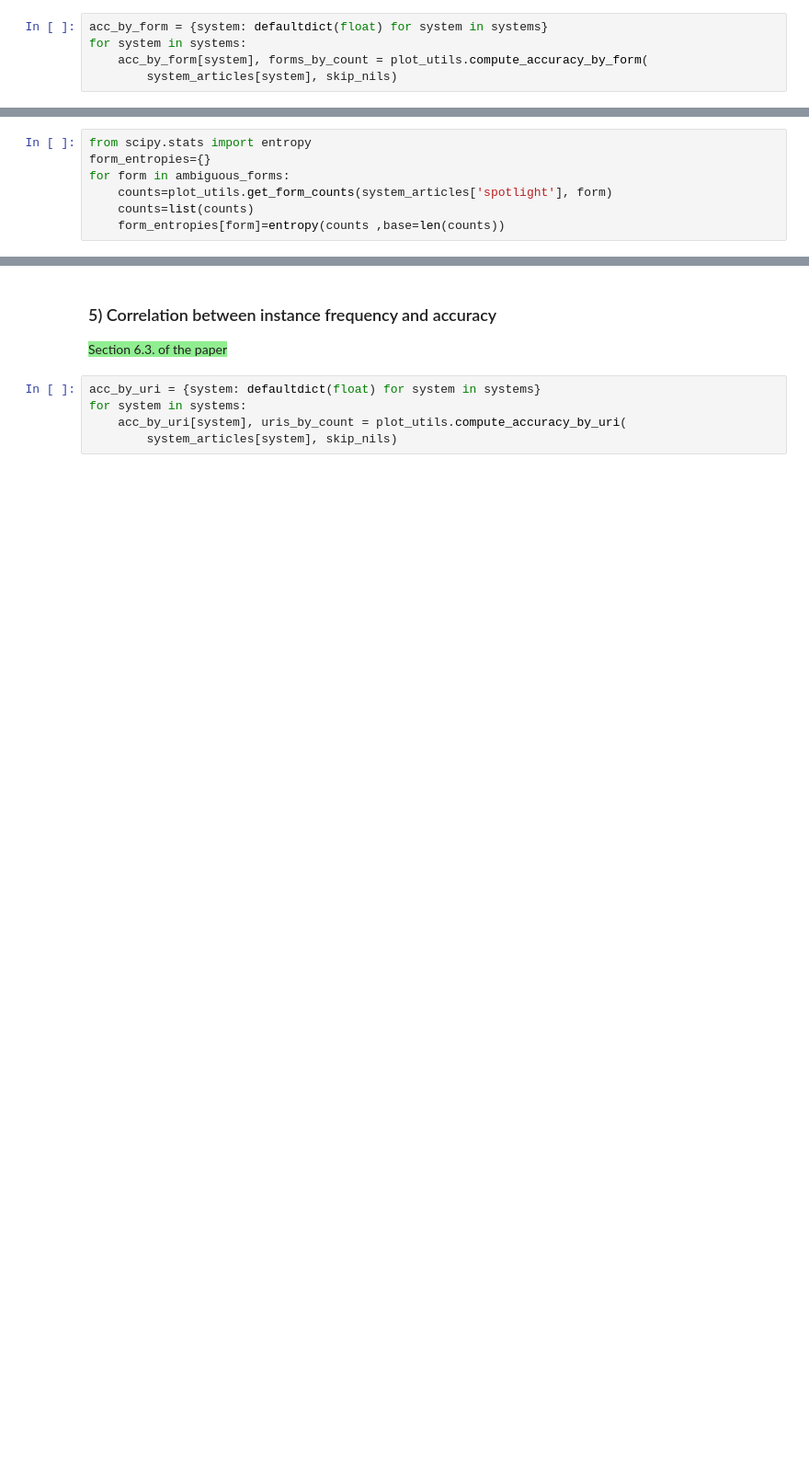
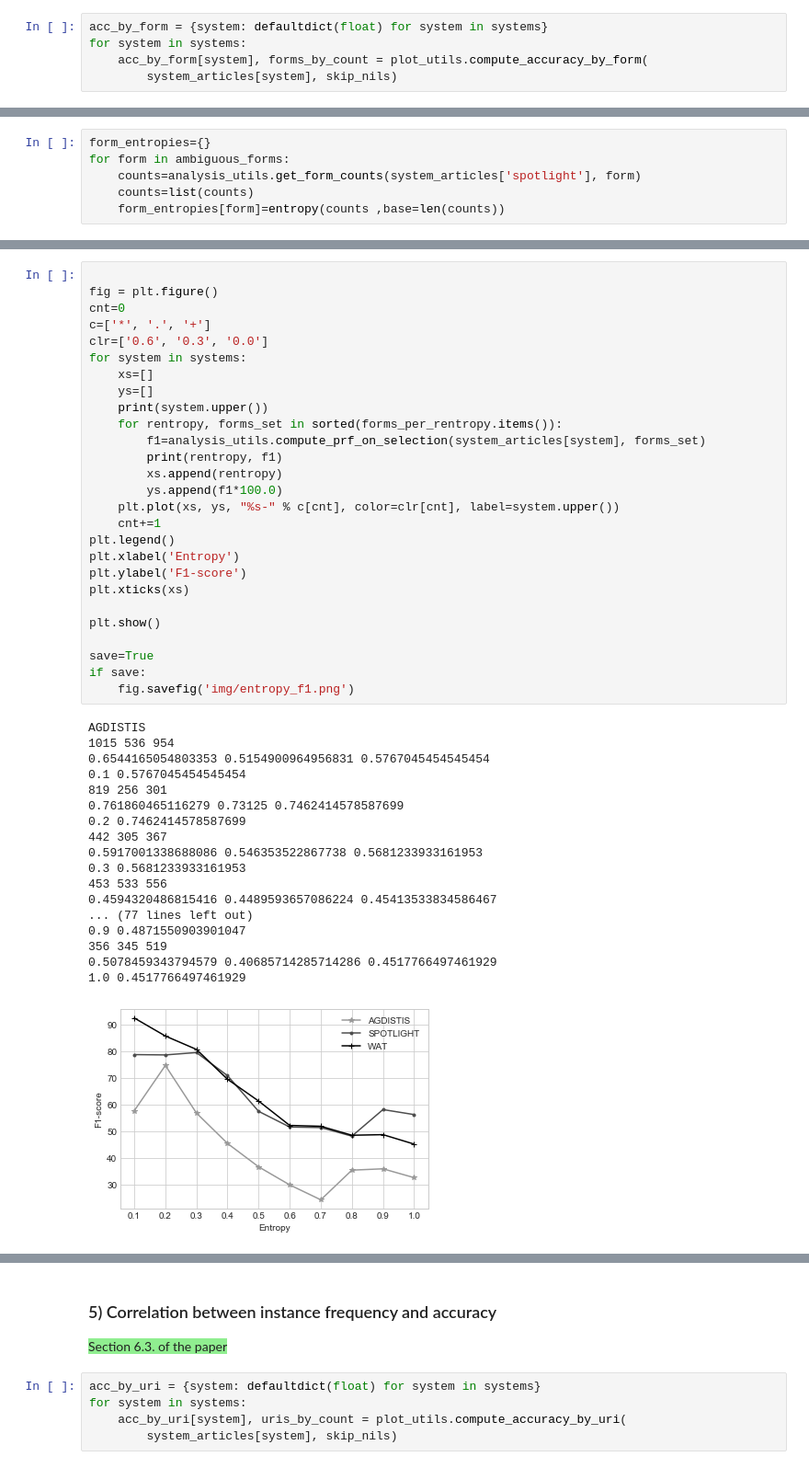
Before and after one commit to cltl/EL-long-tail-phenomena, a Jupyter notebook: System Analysis.ipynb, the cells around one changed output, grey strips where cells are left out. Shown at 92% size. Cells and saved outputs as stored; diff of their text form; blank space fills up the shorter version.

```diff
--- a/System Analysis.ipynb
+++ b/System Analysis.ipynb
@@ -324,7 +237,6 @@ The Spearman correlation between X and Y is: 0.4724384171559932 . Significance:
 # %%
-from scipy.stats import entropy
 form_entropies={}
 for form in ambiguous_forms:
-    counts=plot_utils.get_form_counts(system_articles['spotlight'], form)
+    counts=analysis_utils.get_form_counts(system_articles['spotlight'], form)
     counts=list(counts)
     form_entropies[form]=entropy(counts ,base=len(counts))
@@ -371,0 +250,46 @@ if save:
+# %%
+
+fig = plt.figure()
+cnt=0
+c=['*', '.', '+']
+clr=['0.6', '0.3', '0.0']
+for system in systems:
+    xs=[]
+    ys=[]
+    print(system.upper())
+    for rentropy, forms_set in sorted(forms_per_rentropy.items()):
+        f1=analysis_utils.compute_prf_on_selection(system_articles[system], forms_set)
+        print(rentropy, f1)
+        xs.append(rentropy)
+        ys.append(f1*100.0)
+    plt.plot(xs, ys, "%s-" % c[cnt], color=clr[cnt], label=system.upper())
+    cnt+=1
+plt.legend()
+plt.xlabel('Entropy')
+plt.ylabel('F1-score')
+plt.xticks(xs)
+
+plt.show()
+
+save=True
+if save:
+    fig.savefig('img/entropy_f1.png')
+# %% [output]
+AGDISTIS
+1015 536 954
+0.6544165054803353 0.5154900964956831 0.5767045454545454
+0.1 0.5767045454545454
+819 256 301
+0.761860465116279 0.73125 0.7462414578587699
+0.2 0.7462414578587699
+442 305 367
+0.5917001338688086 0.546353522867738 0.5681233933161953
+0.3 0.5681233933161953
+453 533 556
+0.4594320486815416 0.4489593657086224 0.45413533834586467
+... (77 lines left out)
+0.9 0.4871550903901047
+356 345 519
+0.5078459343794579 0.40685714285714286 0.4517766497461929
+1.0 0.4517766497461929
+[figure, added]
```
Also changed, not shown: parts of 61 cells of this notebook, 7 other files.
